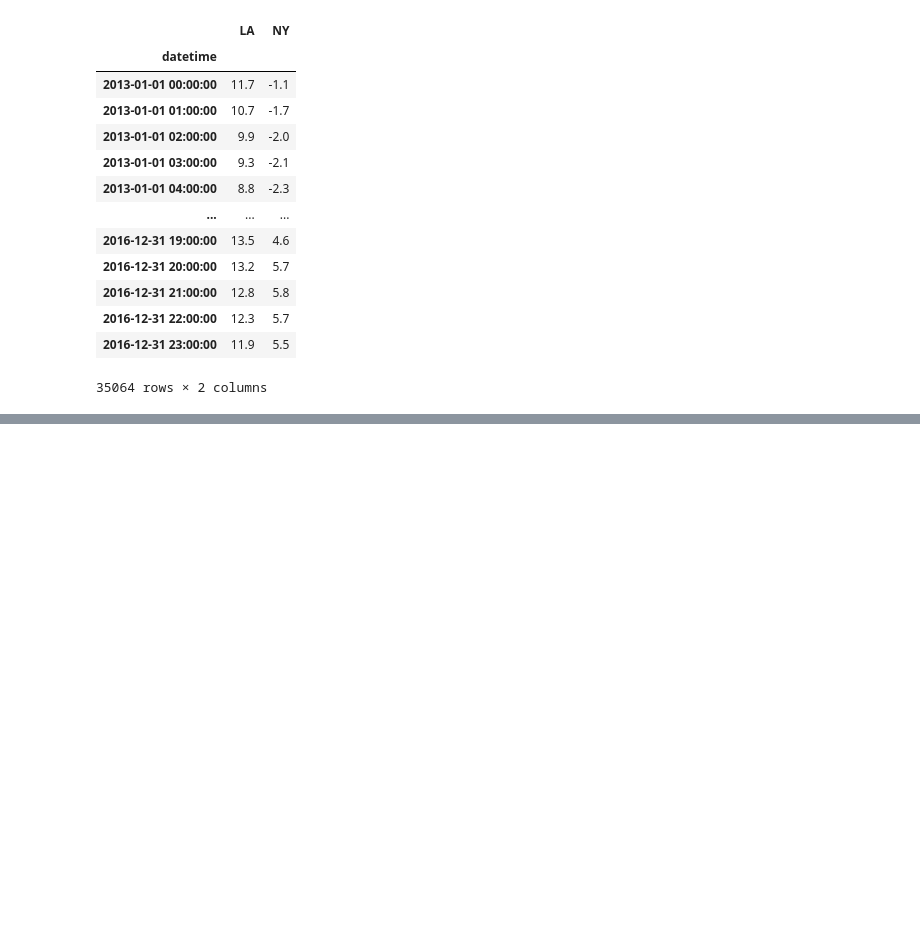
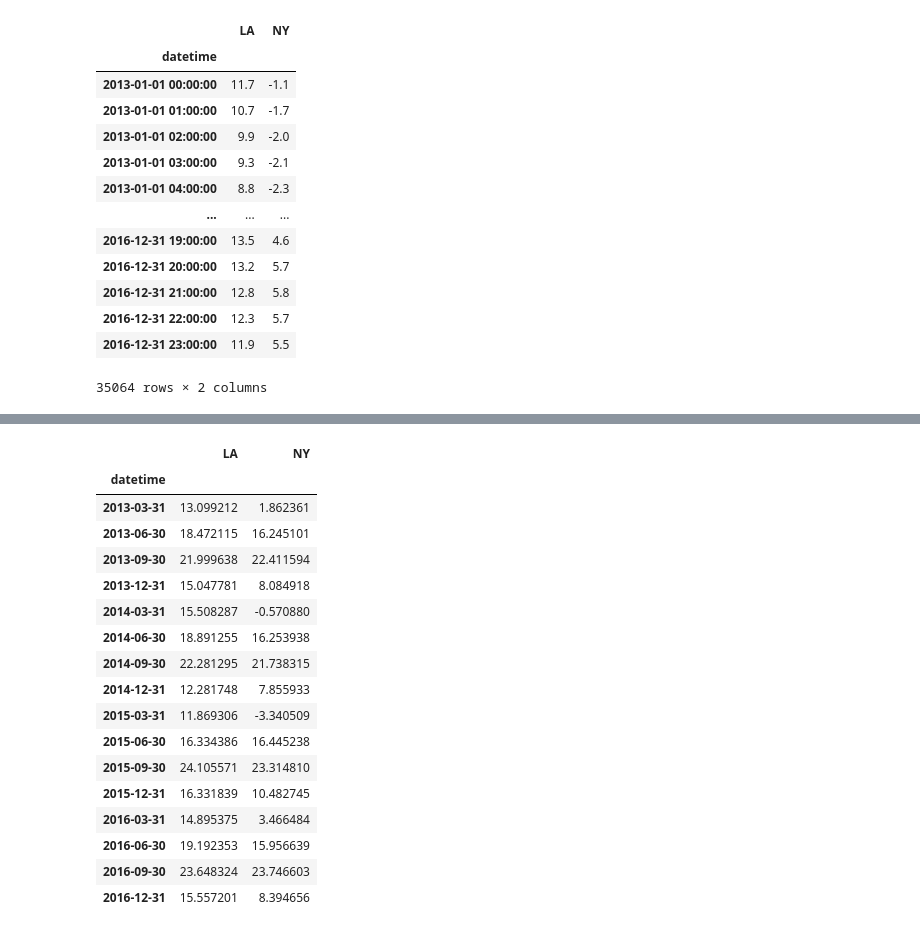
Before and after one commit to DheyaAlqaderi/TechnicalAnalysis-Gold-ML, a Jupyter notebook: Exercises_Python.ipynb, the cells around one changed output, grey strips where cells are left out. Saved outputs shown, nothing was run; the diff lists cells and outputs as text; code cells hidden in the pictures; blank space fills up the shorter version.

```diff
--- a/Exercises_Python.ipynb
+++ b/Exercises_Python.ipynb
@@ -259,0 +443,21 @@ temp3.loc['2013':]
+# %%
+temp4.resample('Q').mean()
+# %% [output]
+|  | LA | NY |
+| datetime |  |  |
+| 2013-03-31 | 13.099212 | 1.862361 |
+| 2013-06-30 | 18.472115 | 16.245101 |
+| 2013-09-30 | 21.999638 | 22.411594 |
+| 2013-12-31 | 15.047781 | 8.084918 |
+| 2014-03-31 | 15.508287 | -0.570880 |
+| 2014-06-30 | 18.891255 | 16.253938 |
+| 2014-09-30 | 22.281295 | 21.738315 |
+| 2014-12-31 | 12.281748 | 7.855933 |
+| 2015-03-31 | 11.869306 | -3.340509 |
+| 2015-06-30 | 16.334386 | 16.445238 |
+| 2015-09-30 | 24.105571 | 23.314810 |
+| 2015-12-31 | 16.331839 | 10.482745 |
+| 2016-03-31 | 14.895375 | 3.466484 |
+| 2016-06-30 | 19.192353 | 15.956639 |
+| 2016-09-30 | 23.648324 | 23.746603 |
+| 2016-12-31 | 15.557201 | 8.394656 |
```
Also changed, not shown: parts of 13 cells of this notebook.
